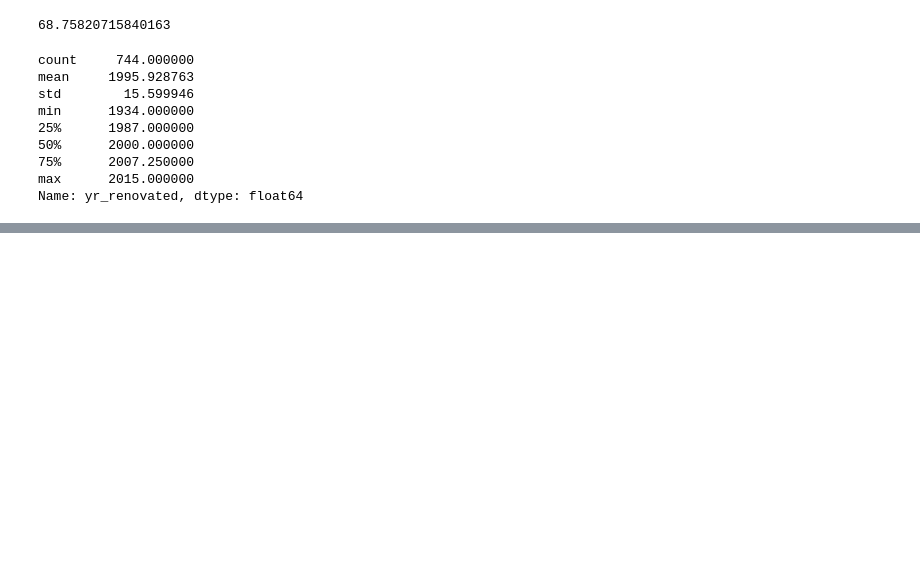
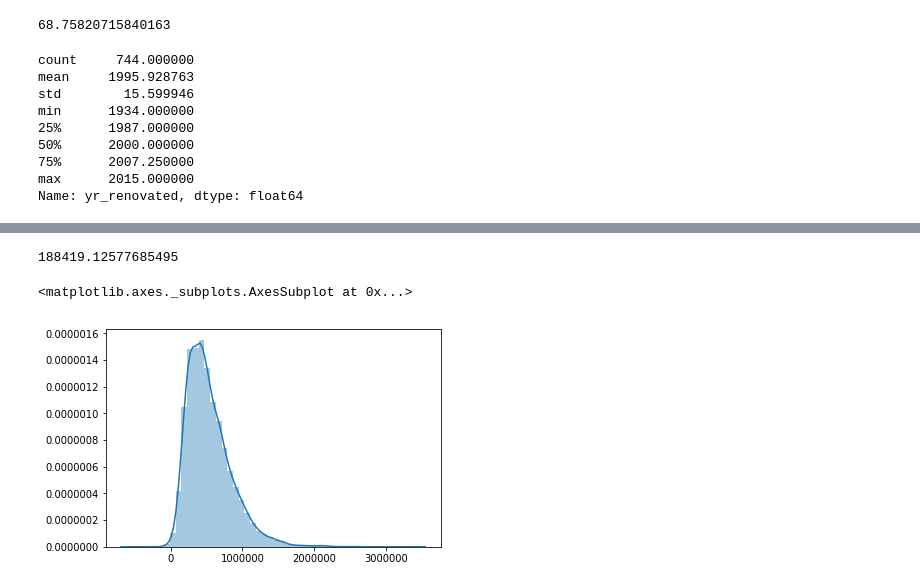
Before and after one commit to JoeDown/King-County-Linear-Regression-Price-Prediction, a Jupyter notebook: Joe-Scratch-Work.ipynb, the cells around one changed output, grey strips where cells are left out. Saved outputs shown, nothing was run; the diff lists cells and outputs as text; code cells hidden in the pictures; blank space fills up the shorter version.

```diff
--- a/Joe-Scratch-Work.ipynb
+++ b/Joe-Scratch-Work.ipynb
@@ -428,0 +661,10 @@ strong multicollinearity or other numerical problems.
+# %%
+housing_values_3['zipcode_rank']=[0]*len(housing_values.zipcode)
+# %%
+rank_holding_list = [0]*len(housing_values_3.zipcode)
+for index, zipcode in enumerate(housing_values_3.zipcode):
+     for rank in zipcode_rank_list:
+         if zipcode==rank[0]:
+             rank_holding_list[index]=rank[1]
+# %%
+housing_values_3.zipcode_rank=rank_holding_list
@@ -428,0 +673,6 @@ strong multicollinearity or other numerical problems.
+# %%
+X = housing_values_3.drop(['id','date','price','view','floors','condition','yr_renovated','zipcode','lat','long','yrRenDT'],axis=1)
+y = housing_values_3.price
+model = sm.OLS(y, X).fit()
+predictions = model.predict(X)
+model.summary()
@@ -428,0 +712,9 @@ strong multicollinearity or other numerical problems.
+# %%
+np.sqrt(np.mean((predictions-y)**2))
+# %% [output]
+188419.12577685495
+# %%
+sns.distplot(predictions)
+# %% [output]
+<matplotlib.axes._subplots.AxesSubplot at 0x...>
+[figure, added]
```
Also changed, not shown: parts of 51 cells of this notebook.
